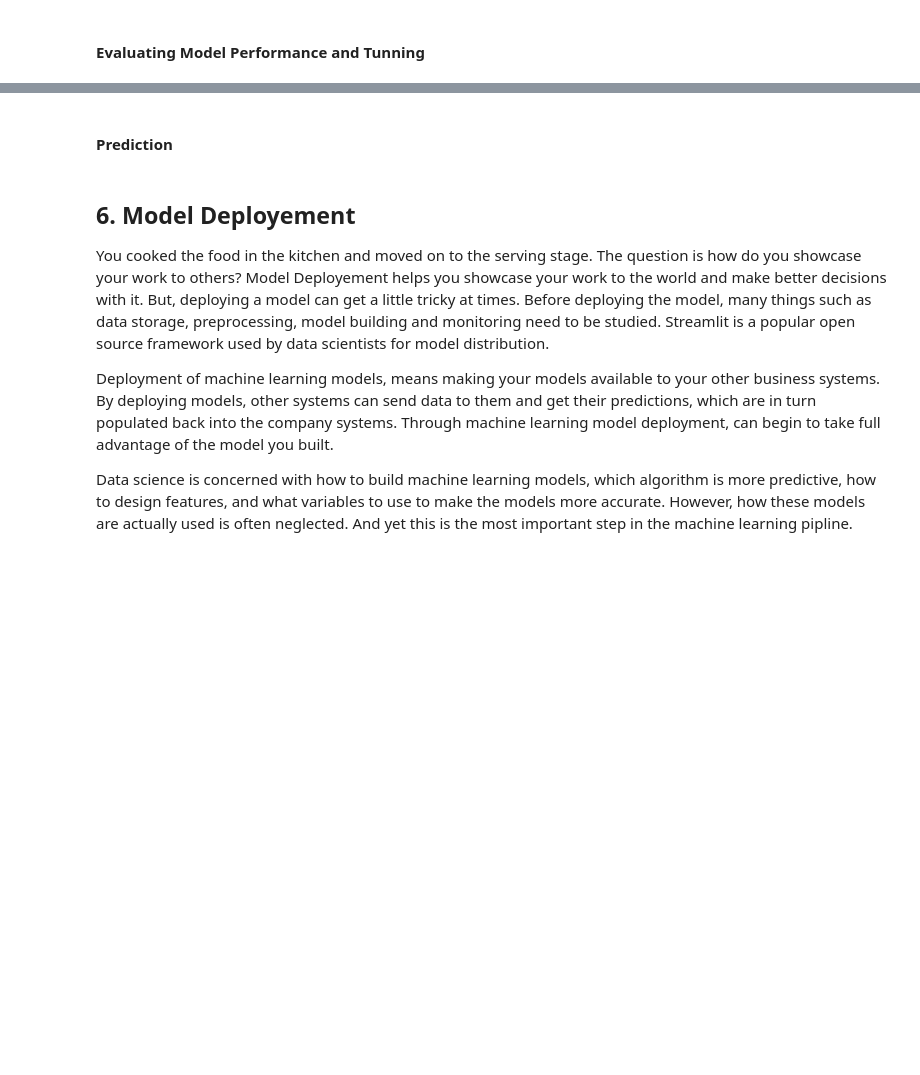
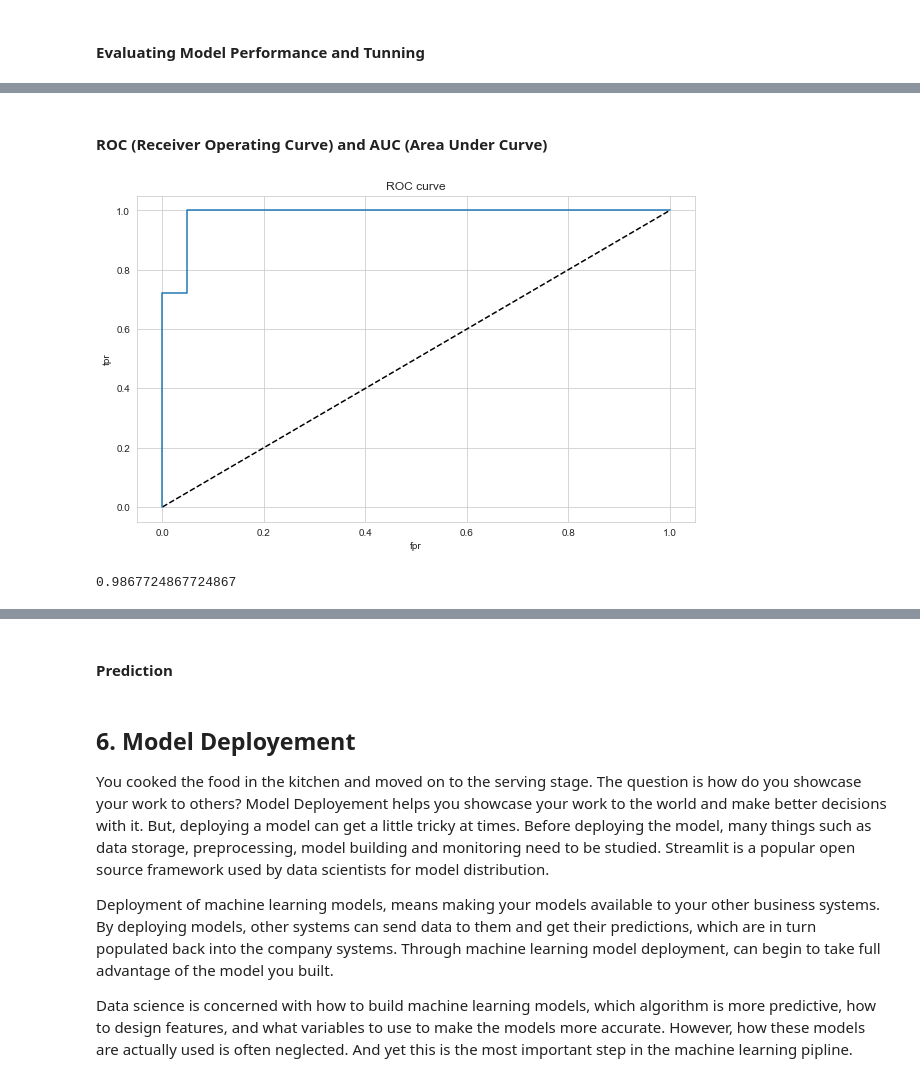
Before and after one commit to osmanoeztuerk/Chorn-Prediction-ML, a Jupyter notebook: Churn_Prediction_Student_Notebook_V2.ipynb, the cells around one changed output, grey strips where cells are left out. Cells and saved outputs as stored; diff of their text form; code cells hidden in the pictures; blank space fills up the shorter version.

Commit message:
ANN predictiona kadar yapildi

```diff
--- a/Churn_Prediction_Student_Notebook_V2.ipynb
+++ b/Churn_Prediction_Student_Notebook_V2.ipynb
@@ -1136,0 +1146,8 @@ array([-0.00723136,  1.0280085 ], dtype=float32)
+# %%
+X = df.drop("left", axis =1)
+y = df["left"]
+
+X_train, X_test, y_train, y_test = train_test_split(X, y, test_size=0.2, random_state=87, stratify=y)  # 70% training and 30% test
+
+cat = X_train.select_dtypes("object").columns
+cat
@@ -1138,0 +1402,17 @@ array([-0.00723136,  1.0280085 ], dtype=float32)
+# %% [markdown]
+#### ROC (Receiver Operating Curve) and AUC (Area Under Curve)
+# %%
+y_pred_proba = model.predict(X_test)
+fpr, tpr, thresholds = roc_curve(y_test, y_pred_proba)
+plt.plot([0,1],[0,1],'k--')
+plt.plot(fpr,tpr, label='ANN')
+plt.xlabel('fpr')
+plt.ylabel('tpr')
+plt.title('ROC curve')
+plt.show()
+# %% [output]
+[figure, added]
+# %%
+roc_auc_score(y_test, y_pred_proba)
+# %% [output]
+0.9867724867724867
```
Also changed, not shown: parts of 30 cells of this notebook, 1 other file.
